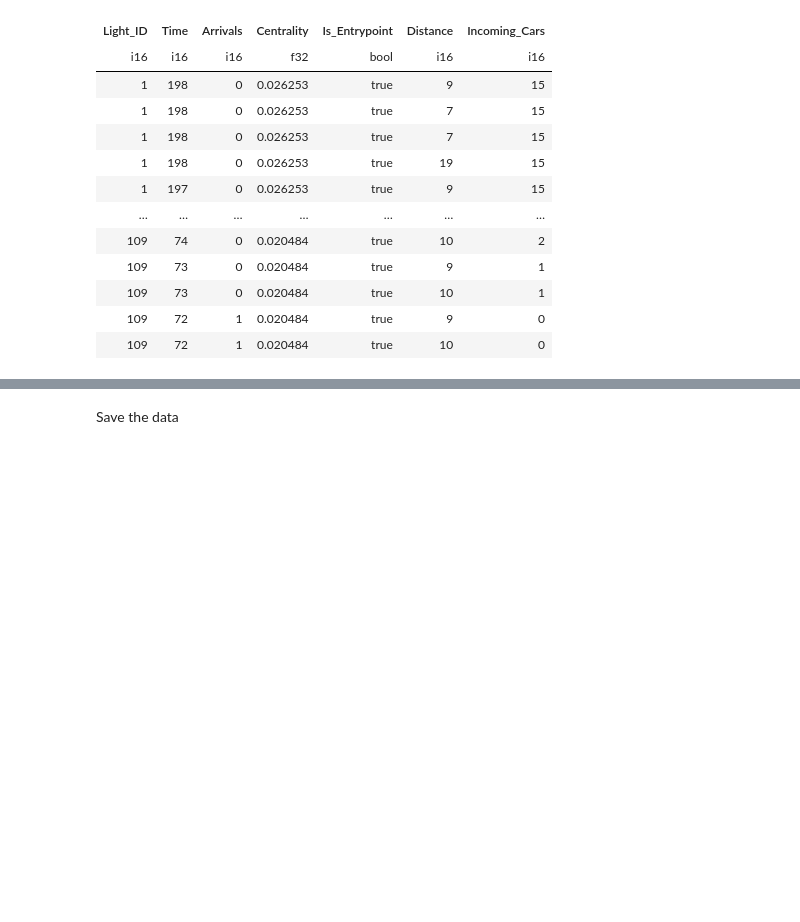
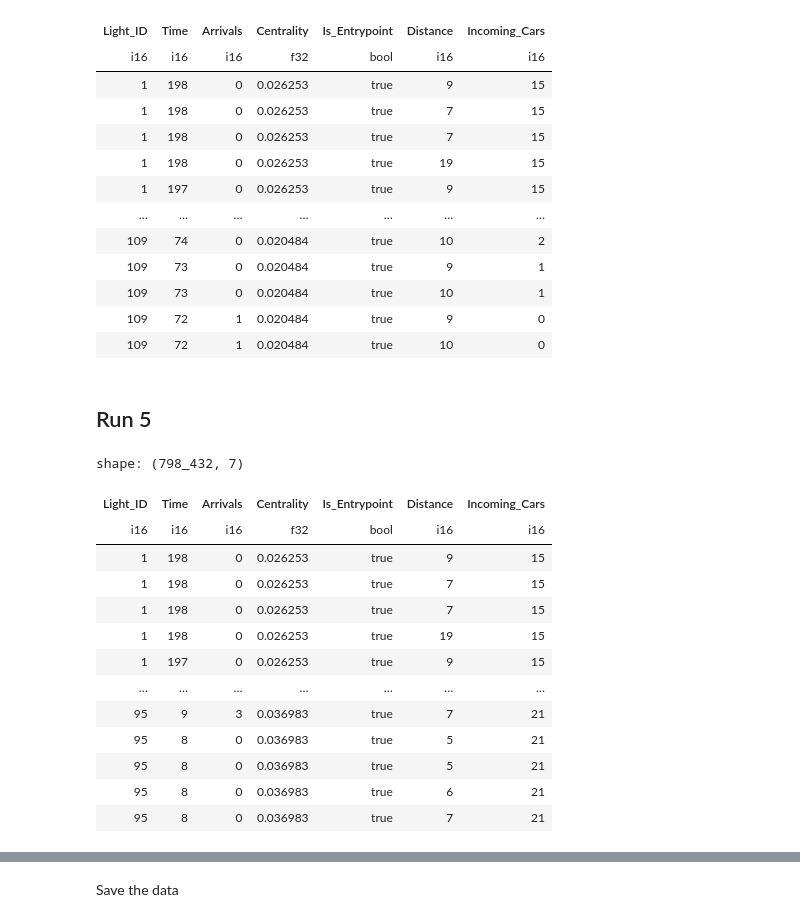
Before and after one commit to Jonas-wastaken/ias_project, a Jupyter notebook: ml_training/aggregate_sim_data.ipynb, the cells around one changed output, grey strips where cells are left out. Drawn from its saved outputs; the diff is of its cells as text; code cells hidden in the pictures; blank space fills up the shorter version.

Commit message:
update ml data

```diff
--- a/ml_training/aggregate_sim_data.ipynb
+++ b/ml_training/aggregate_sim_data.ipynb
@@ -524,3 +524,25 @@ shape: (653_092, 7)
 | 109 | 73 | 0 | 0.020484 | true | 10 | 1 |
 | 109 | 72 | 1 | 0.020484 | true | 9 | 0 |
 | 109 | 72 | 1 | 0.020484 | true | 10 | 0 |
+# %% [markdown]
+## Run 5
+# %%
+folder = "../data/2025-04-04-17:52:19"
+new_data = aggregate_data(folder=folder)
+data = data.vstack(new_data)
+data
+# %% [output]
+shape: (798_432, 7)
+| Light_ID | Time | Arrivals | Centrality | Is_Entrypoint | Distance | Incoming_Cars |
+| i16 | i16 | i16 | f32 | bool | i16 | i16 |
+| 1 | 198 | 0 | 0.026253 | true | 9 | 15 |
+| 1 | 198 | 0 | 0.026253 | true | 7 | 15 |
+| 1 | 198 | 0 | 0.026253 | true | 7 | 15 |
+| 1 | 198 | 0 | 0.026253 | true | 19 | 15 |
+| 1 | 197 | 0 | 0.026253 | true | 9 | 15 |
+| … | … | … | … | … | … | … |
+| 95 | 9 | 3 | 0.036983 | true | 7 | 21 |
+| 95 | 8 | 0 | 0.036983 | true | 5 | 21 |
+| 95 | 8 | 0 | 0.036983 | true | 5 | 21 |
+| 95 | 8 | 0 | 0.036983 | true | 6 | 21 |
+| 95 | 8 | 0 | 0.036983 | true | 7 | 21 |
```
Also changed, not shown: parts of 10 cells of this notebook, 1 other file.
